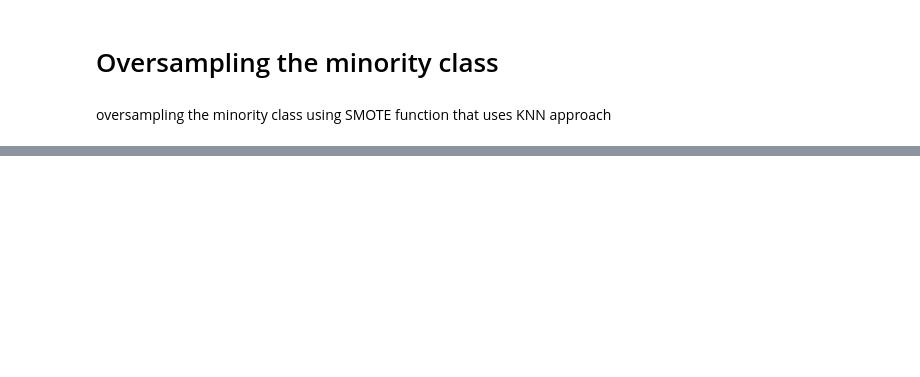
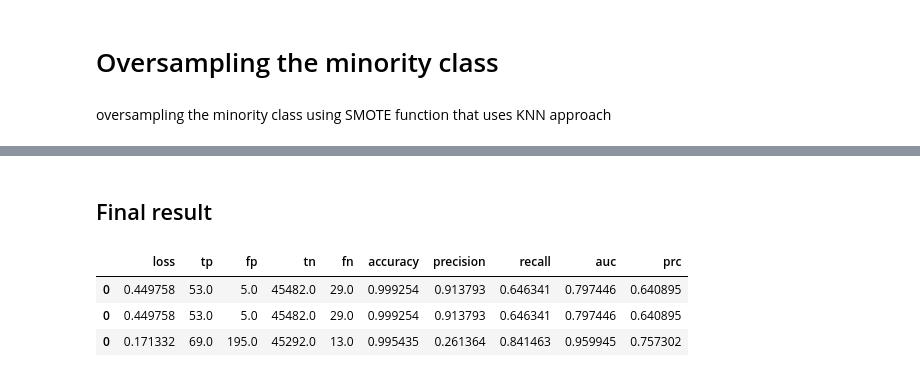
Before and after one commit to Akash-nitA/credit_card_fraud, a Jupyter notebook: creditcard_fraud.ipynb, the cells around one changed output, grey strips where cells are left out. Cells and saved outputs as stored; diff of their text form; code cells hidden in the pictures; blank space fills up the shorter version.

```diff
--- a/creditcard_fraud.ipynb
+++ b/creditcard_fraud.ipynb
@@ -222,0 +237,10 @@ result_matrix3
+# %% [markdown]
+## Final result
+# %%
+output=pd.concat((result_matrix1,result_matrix2,result_matrix3),axis=0)
+output
+# %% [output]
+|  | loss | tp | fp | tn | fn | accuracy | precision | recall | auc | prc |
+| 0 | 0.449758 | 53.0 | 5.0 | 45482.0 | 29.0 | 0.999254 | 0.913793 | 0.646341 | 0.797446 | 0.640895 |
+| 0 | 0.449758 | 53.0 | 5.0 | 45482.0 | 29.0 | 0.999254 | 0.913793 | 0.646341 | 0.797446 | 0.640895 |
+| 0 | 0.171332 | 69.0 | 195.0 | 45292.0 | 13.0 | 0.995435 | 0.261364 | 0.841463 | 0.959945 | 0.757302 |
```
Also changed, not shown: parts of 9 cells of this notebook.
